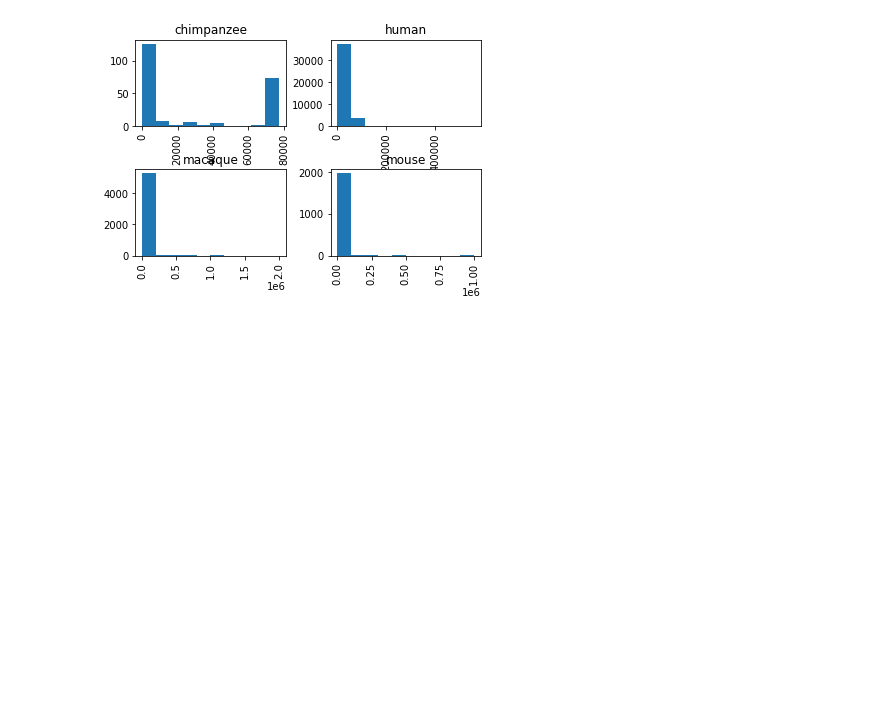
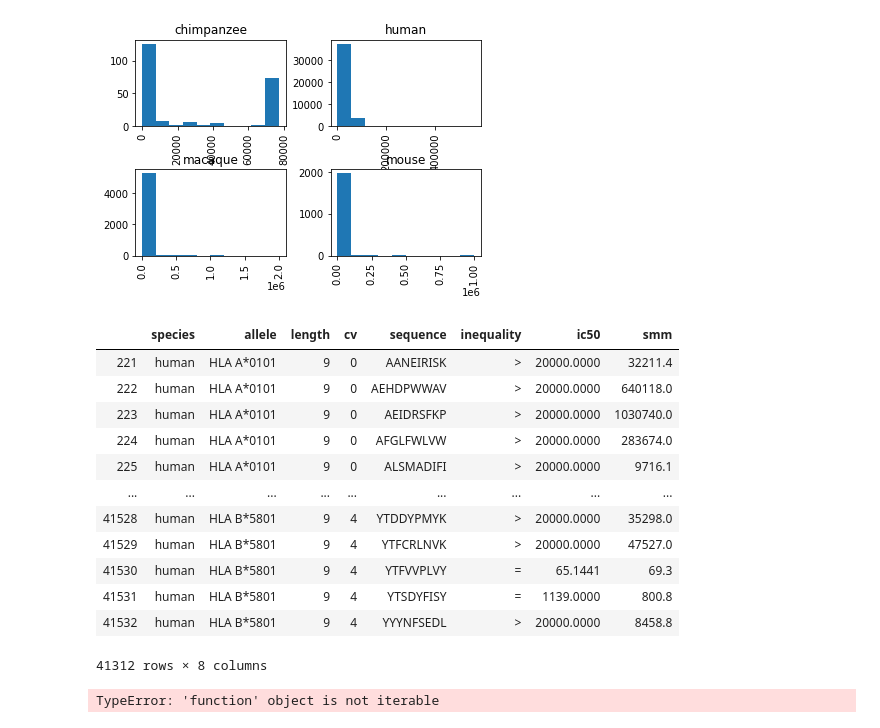
Before and after one commit to laurasansc/algorithms_bioinformatics, a Jupyter notebook: project_LSC.ipynb, the cells around one changed output. Drawn from its saved outputs; the diff is of its cells as text; code cells hidden in the pictures; blank space fills up the shorter version.

```diff
--- a/project_LSC.ipynb
+++ b/project_LSC.ipynb
@@ -40,3 +40,26 @@ array([[<matplotlib.axes._subplots.AxesSubplot object at 0x...>,
         <matplotlib.axes._subplots.AxesSubplot object at 0x...>]],
       dtype=object)
 [figure]
+# %%
+# Group by human
+human_data = raw_data[raw_data['species'].isin(['human'])]
+# %%
+human_data
+# %% [output]
+|  | species | allele | length | cv | sequence | inequality | ic50 | smm |
+| 221 | human | HLA A*0101 | 9 | 0 | AANEIRISK | > | 20000.0000 | 32211.4 |
+| 222 | human | HLA A*0101 | 9 | 0 | AEHDPWWAV | > | 20000.0000 | 640118.0 |
+| 223 | human | HLA A*0101 | 9 | 0 | AEIDRSFKP | > | 20000.0000 | 1030740.0 |
+| 224 | human | HLA A*0101 | 9 | 0 | AFGLFWLVW | > | 20000.0000 | 283674.0 |
+| 225 | human | HLA A*0101 | 9 | 0 | ALSMADIFI | > | 20000.0000 | 9716.1 |
+| ... | ... | ... | ... | ... | ... | ... | ... | ... |
+| 41528 | human | HLA B*5801 | 9 | 4 | YTDDYPMYK | > | 20000.0000 | 35298.0 |
+| 41529 | human | HLA B*5801 | 9 | 4 | YTFCRLNVK | > | 20000.0000 | 47527.0 |
+| 41530 | human | HLA B*5801 | 9 | 4 | YTFVVPLVY | = | 65.1441 | 69.3 |
+| 41531 | human | HLA B*5801 | 9 | 4 | YTSDYFISY | = | 1139.0000 | 800.8 |
+| 41532 | human | HLA B*5801 | 9 | 4 | YYYNFSEDL | > | 20000.0000 | 8458.8 |
+41312 rows × 8 columns
+# %%
+filtered_data = human_data.filter(lambda x: (x["ic50"] < 500))
+# %% [output]
+TypeError: 'function' object is not iterable
```
Also changed, not shown: parts of 2 cells of this notebook, 1 other file.
